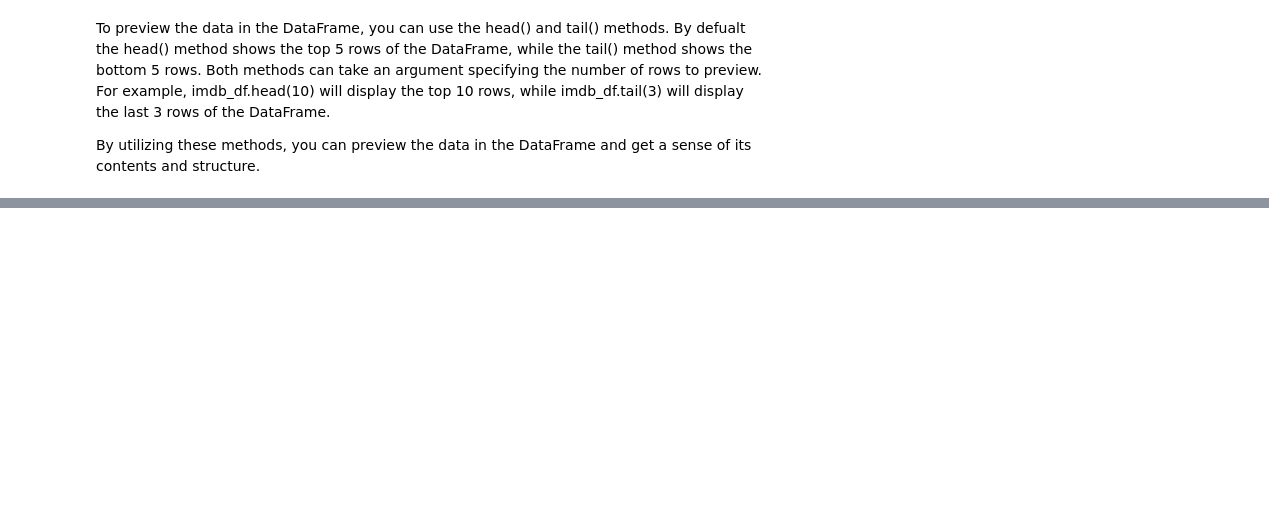
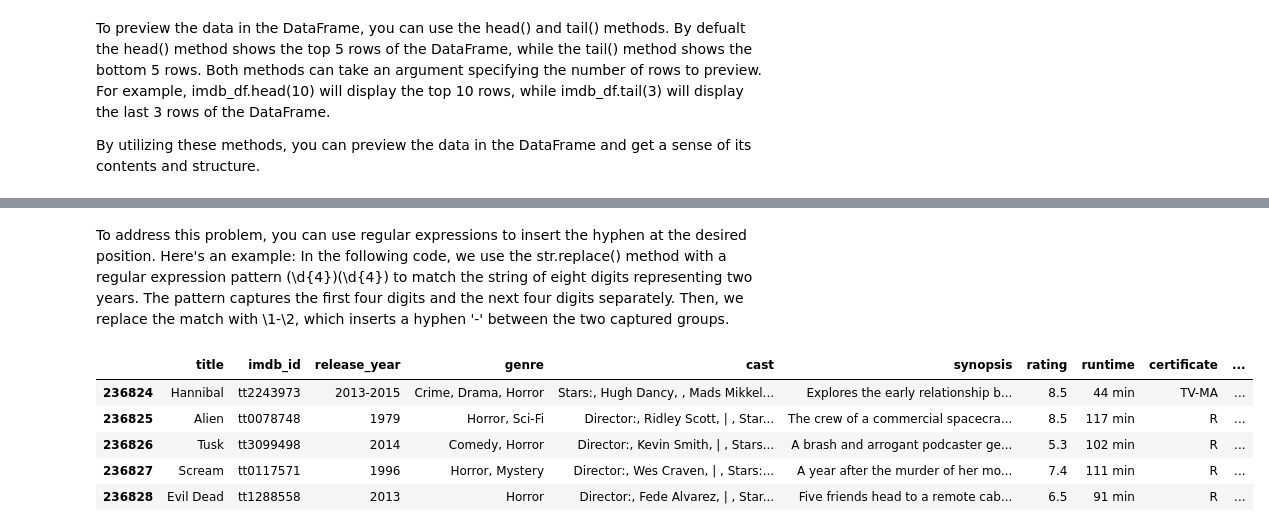
Before and after one commit to ibrahimanis081/data_cleaning_projects, a Jupyter notebook: notebooks/imdb_tv_series.ipynb, the cells around one changed output, grey strips where cells are left out. Saved outputs shown, nothing was run; the diff lists cells and outputs as text; code cells hidden in the pictures; blank space fills up the shorter version.

```diff
--- a/notebooks/imdb_tv_series.ipynb
+++ b/notebooks/imdb_tv_series.ipynb
@@ -119,7 +198,0 @@ imdb_df["release_year"] = imdb_df["release_year"].apply(lambda x: x[1:] if x.sta
-# %%
-# change columns to numeric datatypes
-imdb_df[["release_year", "number_of_votes", "gross_revenue"]] = \
-imdb_df[["release_year", "number_of_votes", "gross_revenue"]].apply(pd.to_numeric)
-
-# verify the changes has been effected
-imdb.dtypes
@@ -130,0 +199,13 @@ imdb_df["title"].duplicated().sum()
+# %% [markdown]
+To address this problem, you can use regular expressions to insert the hyphen at the desired position. Here's an example:
+In the following code, we use the str.replace() method with a regular expression pattern (\d{4})(\d{4}) to match the string of eight digits representing two years. The pattern captures the first four digits and the next four digits separately. Then, we replace the match with \1-\2, which inserts a hyphen '-' between the two captured groups.
+# %%
+imdb_df['release_year'] = imdb_df['release_year'].str.replace(r'(\d{4})(\d{4})', r'\1-\2', regex=True)
+imdb_df.tail()
+# %% [output]
+|  | title | imdb_id | release_year | genre | cast | synopsis | rating | runtime | certificate | ... |
+| 236824 | Hannibal | tt2243973 | 2013-2015 | Crime, Drama, Horror | Stars:, Hugh Dancy, , Mads Mikkel... | Explores the early relationship b... | 8.5 | 44 min | TV-MA | ... |
+| 236825 | Alien | tt0078748 | 1979 | Horror, Sci-Fi | Director:, Ridley Scott, | , Star... | The crew of a commercial spacecra... | 8.5 | 117 min | R | ... |
+| 236826 | Tusk | tt3099498 | 2014 | Comedy, Horror | Director:, Kevin Smith, | , Stars... | A brash and arrogant podcaster ge... | 5.3 | 102 min | R | ... |
+| 236827 | Scream | tt0117571 | 1996 | Horror, Mystery | Director:, Wes Craven, | , Stars:... | A year after the murder of her mo... | 7.4 | 111 min | R | ... |
+| 236828 | Evil Dead | tt1288558 | 2013 | Horror | Director:, Fede Alvarez, | , Star... | Five friends head to a remote cab... | 6.5 | 91 min | R | ... |
```
Also changed, not shown: parts of 20 cells of this notebook.
